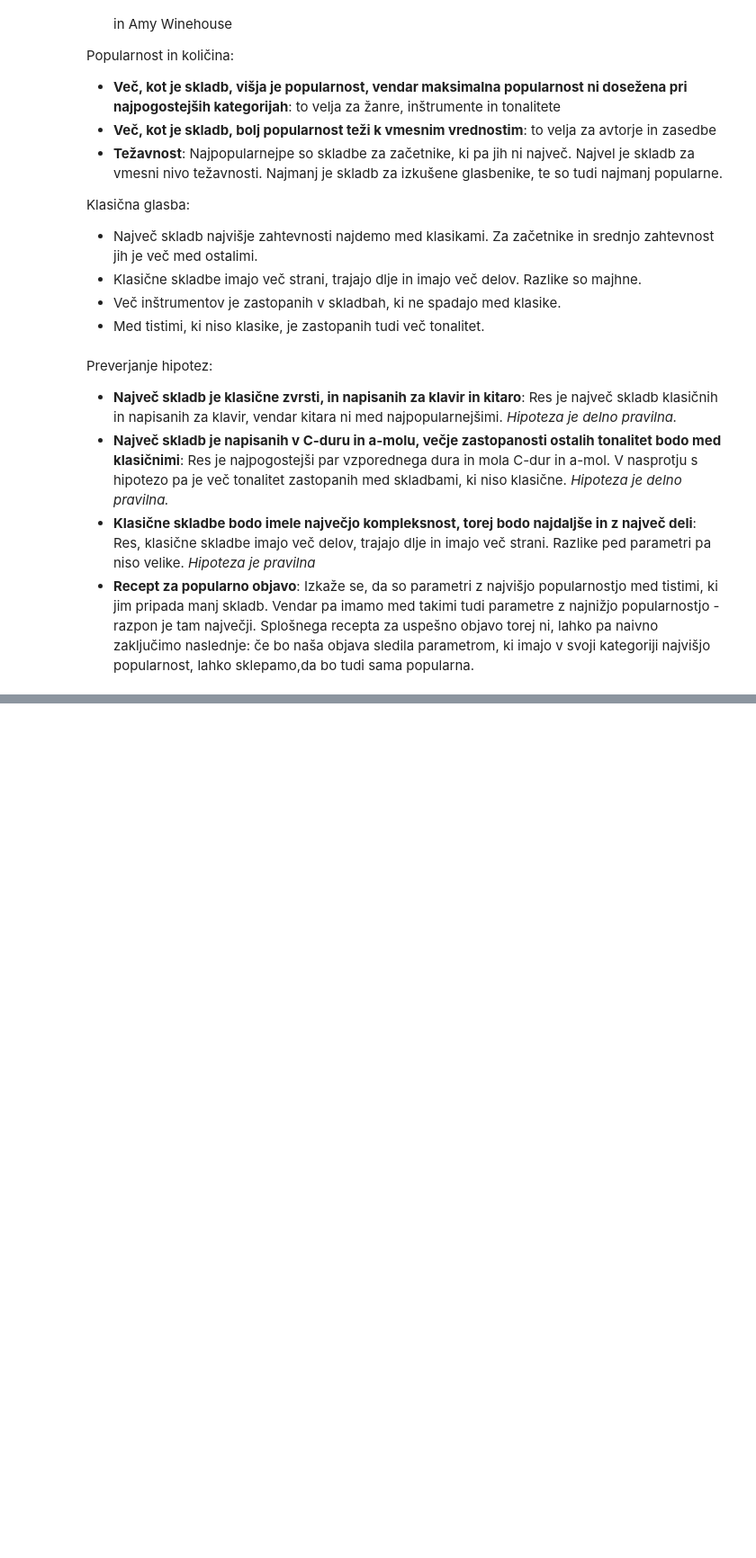
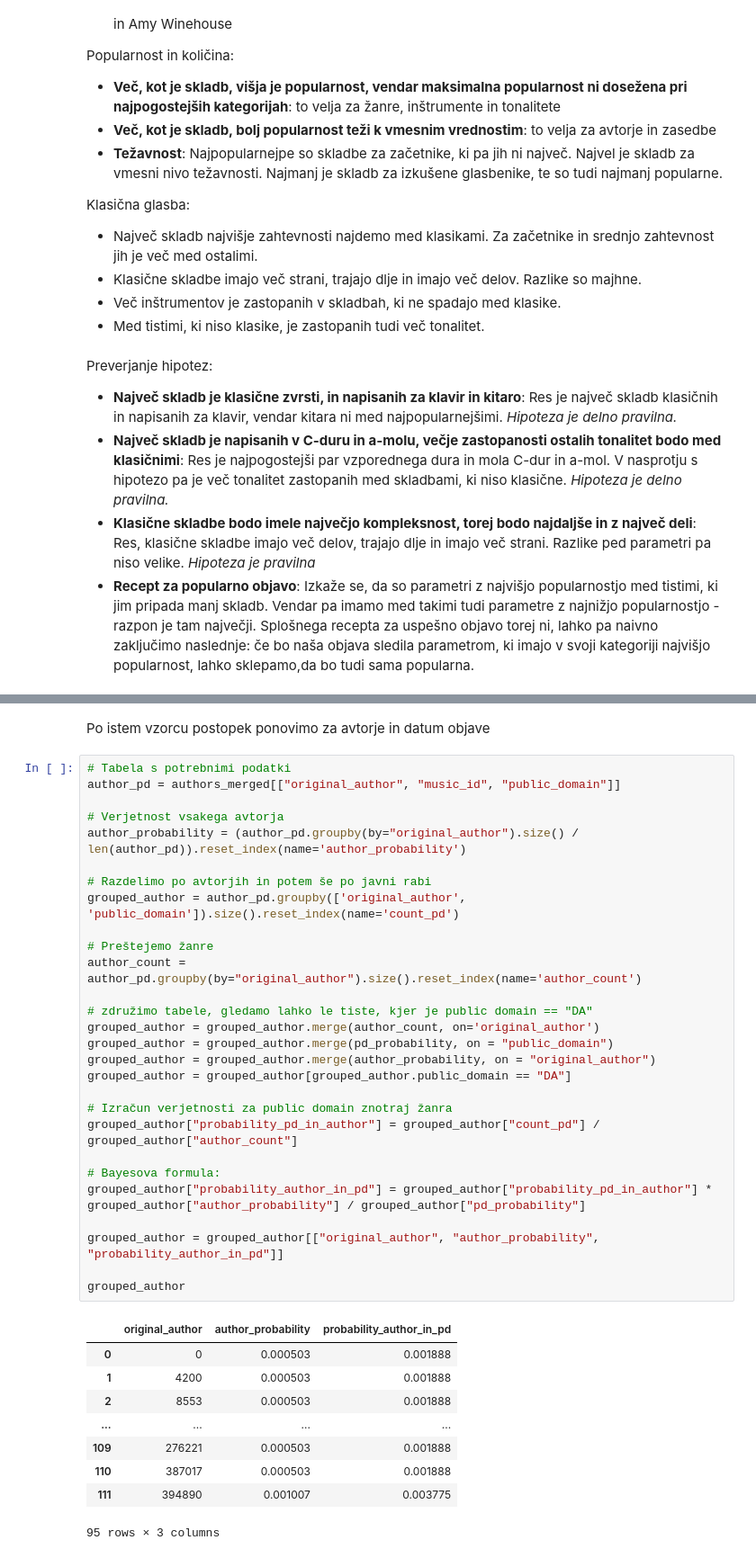
Before and after one commit to klara-stantic/Prog1-projektna, a Jupyter notebook: analiza_podatkov.ipynb, the cells around one changed output, grey strips where cells are left out. Shown at 90% size. Cells and saved outputs as stored; diff of their text form; blank space fills up the shorter version.

```diff
--- a/analiza_podatkov.ipynb
+++ b/analiza_podatkov.ipynb
@@ -1051,0 +1084,40 @@ def napovedovalec_popularnosti(genre=None, instrument_list=None, original_author
+# %% [markdown]
+Po istem vzorcu postopek ponovimo za avtorje in datum objave
+# %%
+# Tabela s potrebnimi podatki
+author_pd = authors_merged[["original_author", "music_id", "public_domain"]]
+
+# Verjetnost vsakega avtorja
+author_probability = (author_pd.groupby(by="original_author").size() / len(author_pd)).reset_index(name='author_probability')
+
+# Razdelimo po avtorjih in potem še po javni rabi
+grouped_author = author_pd.groupby(['original_author', 'public_domain']).size().reset_index(name='count_pd')
+
+# Preštejemo žanre
+author_count = author_pd.groupby(by="original_author").size().reset_index(name='author_count')
+
+# združimo tabele, gledamo lahko le tiste, kjer je public domain == "DA"
+grouped_author = grouped_author.merge(author_count, on='original_author')
+grouped_author = grouped_author.merge(pd_probability, on = "public_domain")
+grouped_author = grouped_author.merge(author_probability, on = "original_author")
+grouped_author = grouped_author[grouped_author.public_domain == "DA"]
+
+# Izračun verjetnosti za public domain znotraj žanra
+grouped_author["probability_pd_in_author"] = grouped_author["count_pd"] / grouped_author["author_count"]
+
+# Bayesova formula:
+grouped_author["probability_author_in_pd"] = grouped_author["probability_pd_in_author"] * grouped_author["author_probability"] / grouped_author["pd_probability"]
+
+grouped_author = grouped_author[["original_author", "author_probability",  "probability_author_in_pd"]]
+
+grouped_author
+# %% [output]
+|  | original_author | author_probability | probability_author_in_pd |
+| 0 | 0 | 0.000503 | 0.001888 |
+| 1 | 4200 | 0.000503 | 0.001888 |
+| 2 | 8553 | 0.000503 | 0.001888 |
+| ... | ... | ... | ... |
+| 109 | 276221 | 0.000503 | 0.001888 |
+| 110 | 387017 | 0.000503 | 0.001888 |
+| 111 | 394890 | 0.001007 | 0.003775 |
+95 rows × 3 columns
```
Also changed, not shown: parts of 22 cells of this notebook, 1 other file.
